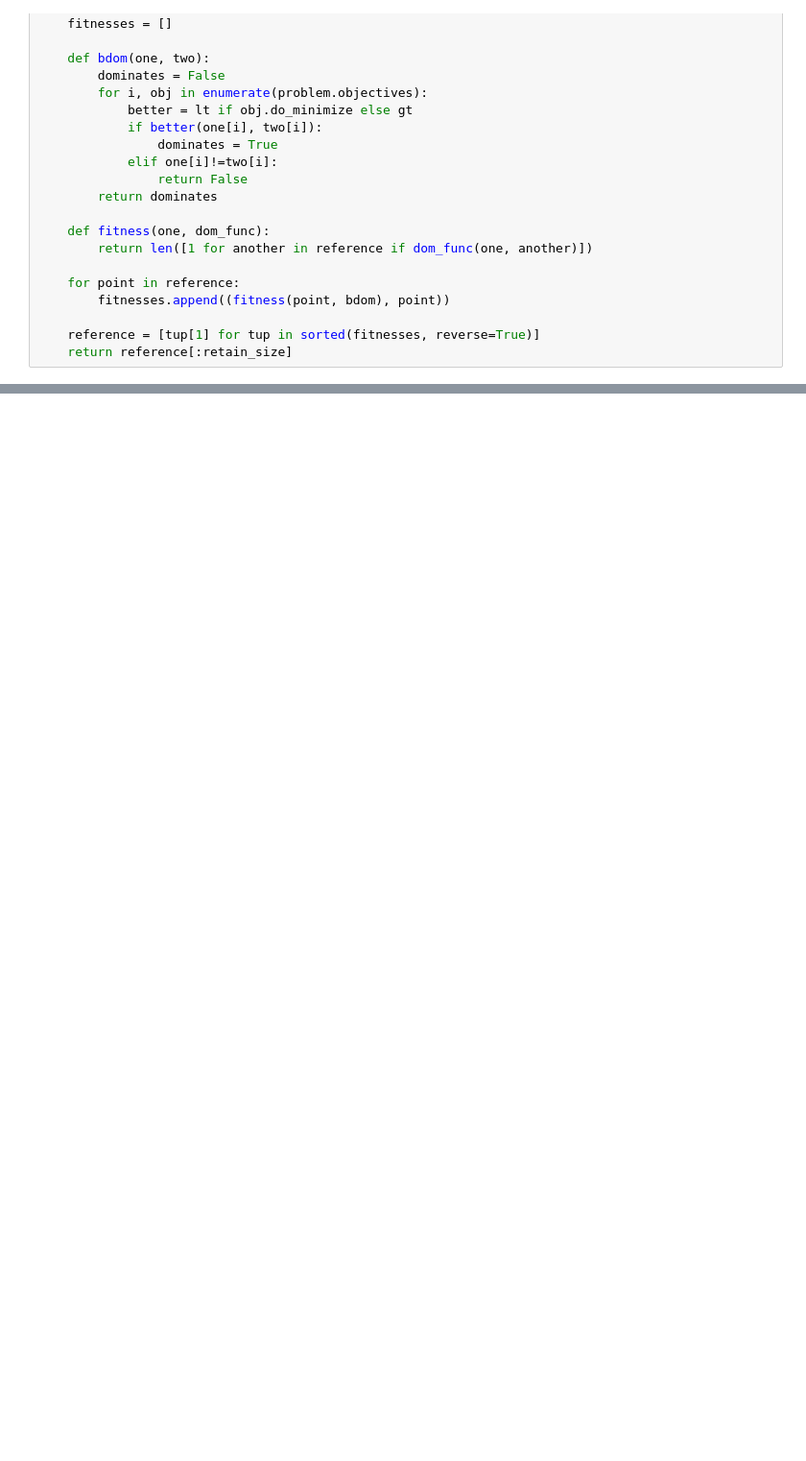
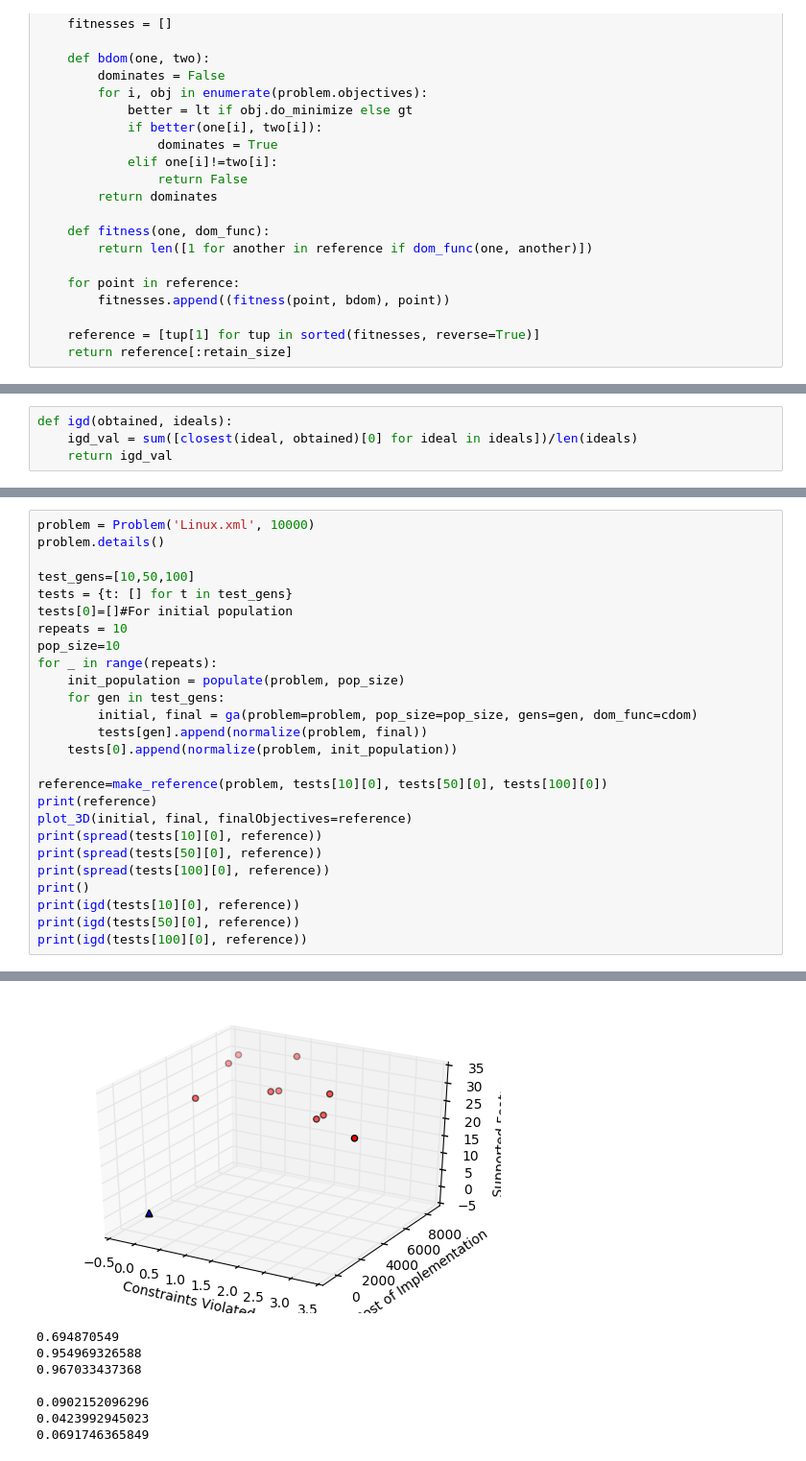
Before and after one commit to arjunaugustine/fss16ASE, a Jupyter notebook: _project/Model.ipynb, the cells around one changed output, grey strips where cells are left out. Shown at 96% size. Cells and saved outputs as stored; diff of their text form; blank space fills up the shorter version.

Commit message:
Spread, IGD

```diff
--- a/_project/Model.ipynb
+++ b/_project/Model.ipynb
@@ -398,0 +434,4 @@ def make_reference(problem, *fronts):
+# %%
+def igd(obtained, ideals):
+    igd_val = sum([closest(ideal, obtained)[0] for ideal in ideals])/len(ideals)
+    return igd_val
@@ -483 +524,28 @@ Final
 ... (51 outputs left out)
+# %%
+problem = Problem('Linux.xml', 10000)
+problem.details()
+
+test_gens=[10,50,100]
+tests = {t: [] for t in test_gens}
+tests[0]=[]#For initial population
+repeats = 10
+pop_size=10
+for _ in range(repeats):
+    init_population = populate(problem, pop_size)
+    for gen in test_gens:
+        initial, final = ga(problem=problem, pop_size=pop_size, gens=gen, dom_func=cdom)
+        tests[gen].append(normalize(problem, final))
+    tests[0].append(normalize(problem, init_population))
+
+reference=make_reference(problem, tests[10][0], tests[50][0], tests[100][0])
+print(reference)
+plot_3D(initial, final, finalObjectives=reference)
+print(spread(tests[10][0], reference))
+print(spread(tests[50][0], reference))
+print(spread(tests[100][0], reference))
+print()
+print(igd(tests[10][0], reference))
+print(igd(tests[50][0], reference))
+print(igd(tests[100][0], reference))
+# %% [output]
@@ -483,0 +569,8 @@ Final
+[figure, added]
+0.694870549
+0.954969326588
+0.967033437368
+
+0.0902152096296
+0.0423992945023
+0.0691746365849
```
Also changed, not shown: parts of 4 cells of this notebook.
